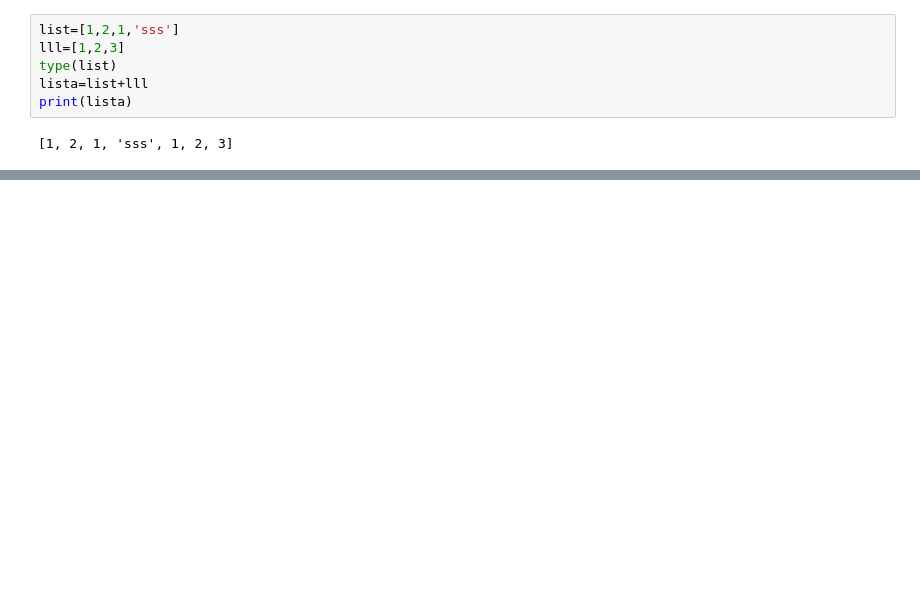
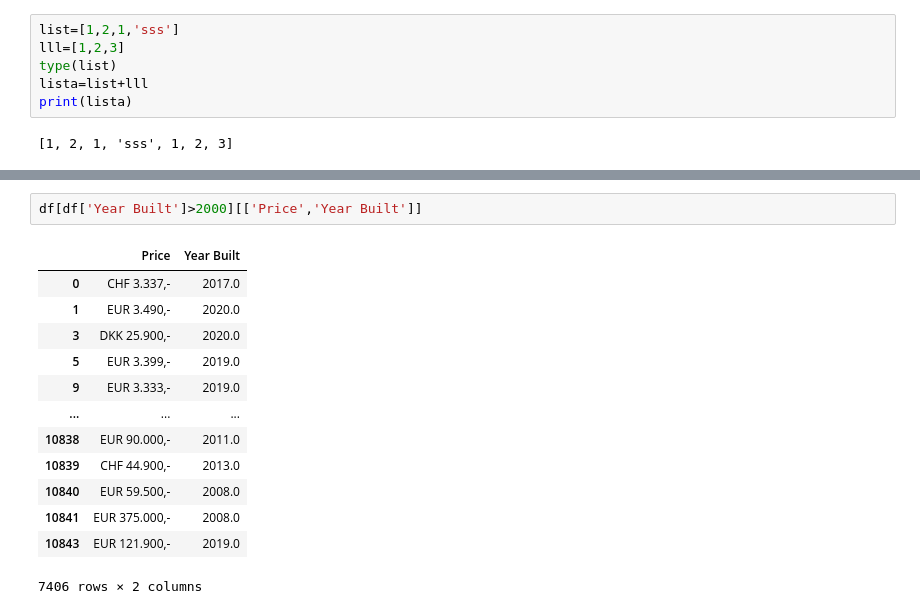
Before and after one commit to marcinmaleszewski/OVF_Academy, a Jupyter notebook: Untitled0.ipynb, the cells around one changed output, grey strips where cells are left out. Drawn from its saved outputs; the diff is of its cells as text; blank space fills up the shorter version.

```diff
--- a/Untitled0.ipynb
+++ b/Untitled0.ipynb
@@ -61,0 +236,16 @@ print(lista)
+# %%
+df[df['Year Built']>2000][['Price','Year Built']]
+# %% [output]
+|  | Price | Year Built |
+| 0 | CHF 3.337,- | 2017.0 |
+| 1 | EUR 3.490,- | 2020.0 |
+| 3 | DKK 25.900,- | 2020.0 |
+| 5 | EUR 3.399,- | 2019.0 |
+| 9 | EUR 3.333,- | 2019.0 |
+| ... | ... | ... |
+| 10838 | EUR 90.000,- | 2011.0 |
+| 10839 | CHF 44.900,- | 2013.0 |
+| 10840 | EUR 59.500,- | 2008.0 |
+| 10841 | EUR 375.000,- | 2008.0 |
+| 10843 | EUR 121.900,- | 2019.0 |
+7406 rows × 2 columns
```
Also changed, not shown: parts of 34 cells of this notebook.
